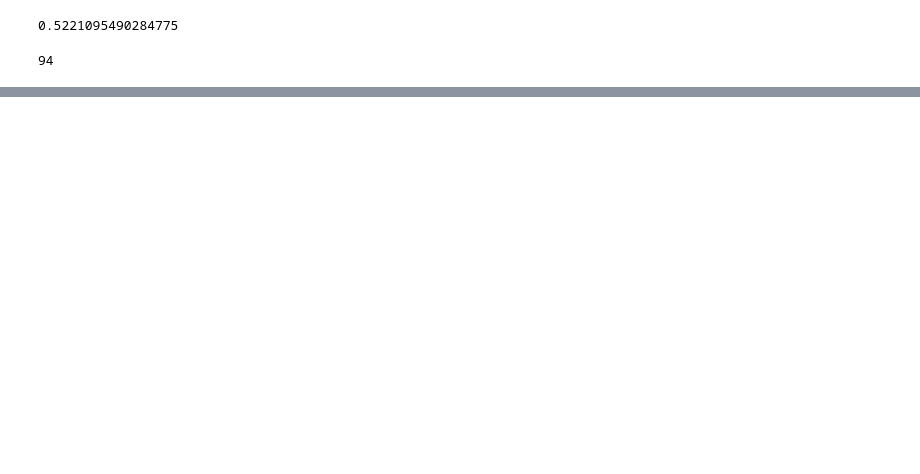
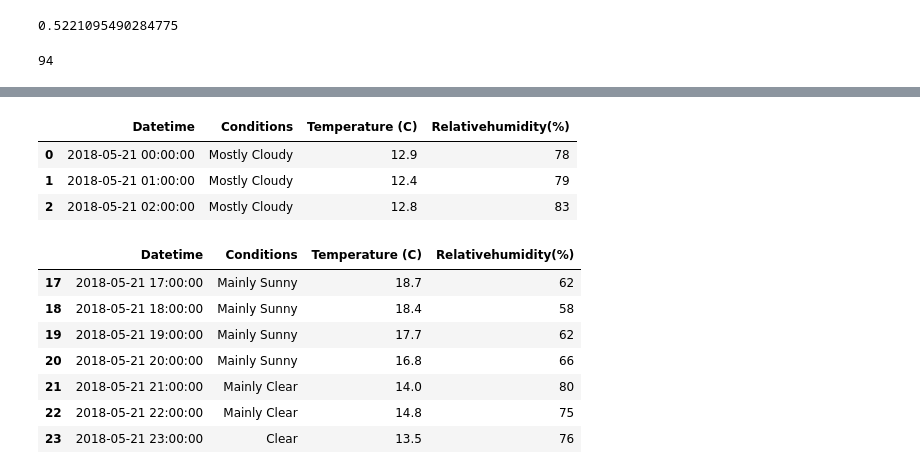
Before and after one commit to jenfly/pydata-intro-workshop, a Jupyter notebook: Slides.ipynb, the cells around one changed output, grey strips where cells are left out. Cells and saved outputs as stored; diff of their text form; code cells hidden in the pictures; blank space fills up the shorter version.

```diff
--- a/Slides.ipynb
+++ b/Slides.ipynb
@@ -154,0 +194,18 @@ Data: girl and boy names in BC
+# %%
+weather.head(3)
+# %% [output]
+|  | Datetime | Conditions | Temperature (C) | Relativehumidity(%) |
+| 0 | 2018-05-21 00:00:00 | Mostly Cloudy | 12.9 | 78 |
+| 1 | 2018-05-21 01:00:00 | Mostly Cloudy | 12.4 | 79 |
+| 2 | 2018-05-21 02:00:00 | Mostly Cloudy | 12.8 | 83 |
+# %%
+weather.tail(7)
+# %% [output]
+|  | Datetime | Conditions | Temperature (C) | Relativehumidity(%) |
+| 17 | 2018-05-21 17:00:00 | Mainly Sunny | 18.7 | 62 |
+| 18 | 2018-05-21 18:00:00 | Mainly Sunny | 18.4 | 58 |
+| 19 | 2018-05-21 19:00:00 | Mainly Sunny | 17.7 | 62 |
+| 20 | 2018-05-21 20:00:00 | Mainly Sunny | 16.8 | 66 |
+| 21 | 2018-05-21 21:00:00 | Mainly Clear | 14.0 | 80 |
+| 22 | 2018-05-21 22:00:00 | Mainly Clear | 14.8 | 75 |
+| 23 | 2018-05-21 23:00:00 | Clear | 13.5 | 76 |
```
Also changed, not shown: parts of 57 cells of this notebook.
